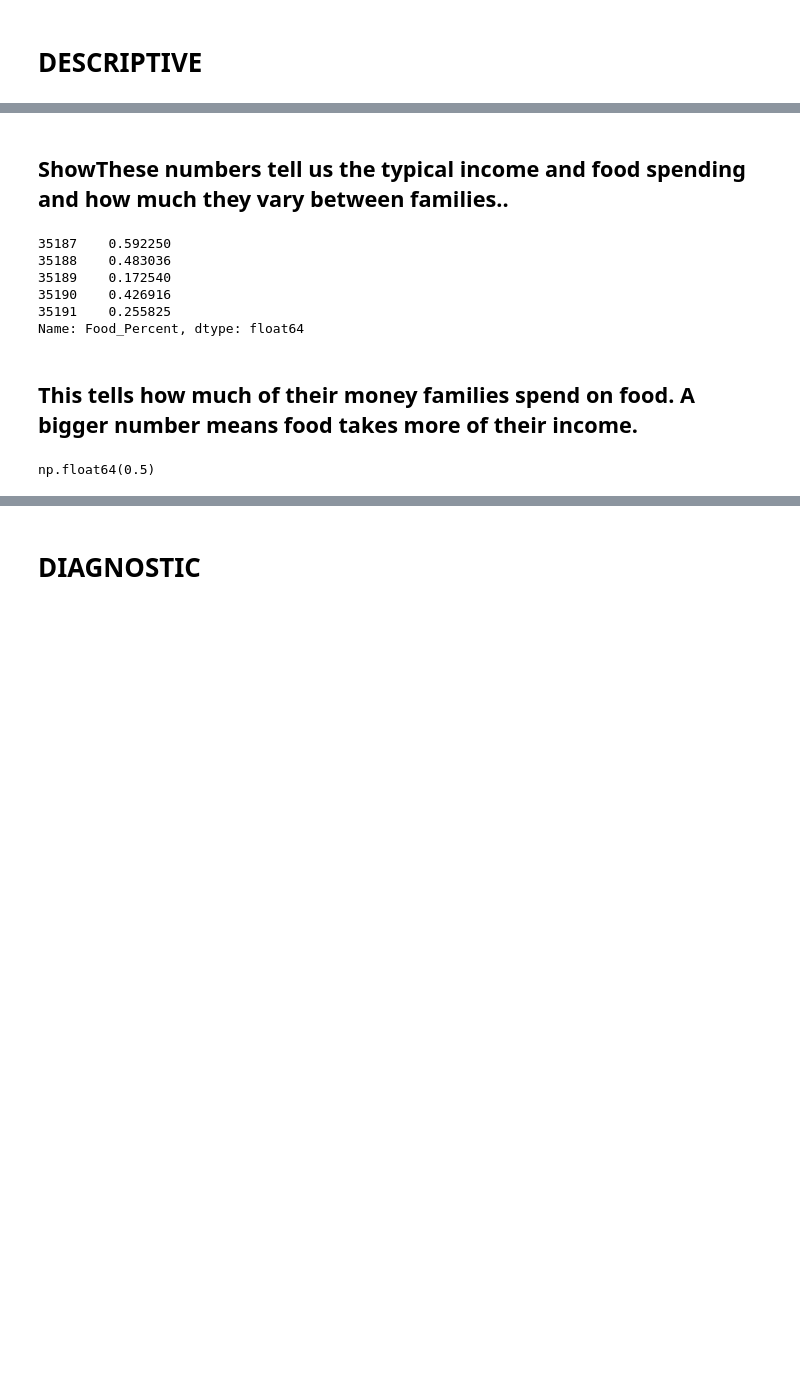
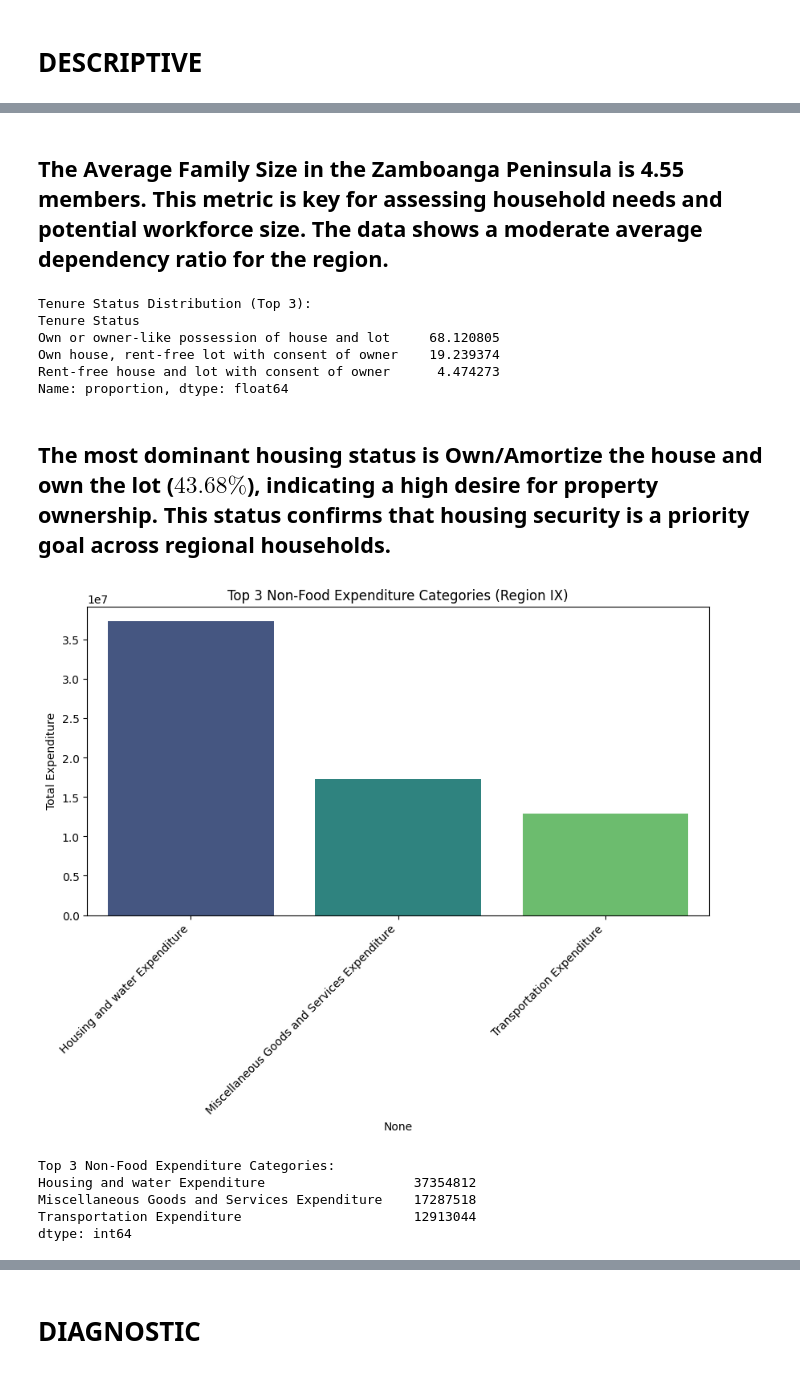
Before and after one commit to maica-palas/final_us, a Jupyter notebook: serna_palas.ipynb, the cells around one changed output, grey strips where cells are left out. Drawn from its saved outputs; the diff is of its cells as text; code cells hidden in the pictures; blank space fills up the shorter version.

```diff
--- a/serna_palas.ipynb
+++ b/serna_palas.ipynb
@@ -63,22 +69,36 @@ region9[["Total Household Income", "Total Food Expenditure"]].describe()
 # %% [markdown]
-<h2>ShowThese numbers tell us the typical income and food spending and how much they vary between families..</h2>
+<h2>The Average Family Size in the Zamboanga Peninsula is 4.55 members. This metric is key for assessing household needs and potential workforce size. The data shows a moderate average dependency ratio for the region.</h2>
 # %%
-# Food share of income
-region9["Food_Percent"] = region9["Total Food Expenditure"] / region9["Total Household Income"]
-region9["Food_Percent"].head()
+tenure_counts_ix = df_ix['Tenure Status'].value_counts(normalize=True).sort_values(ascending=False) * 100
+print("Tenure Status Distribution (Top 3):")
+print(tenure_counts_ix.head(3))
 # %% [output]
-35187    0.592250
-35188    0.483036
-35189    0.172540
-35190    0.426916
-35191    0.255825
-Name: Food_Percent, dtype: float64
+Tenure Status Distribution (Top 3):
+Tenure Status
+Own or owner-like possession of house and lot     68.120805
+Own house, rent-free lot with consent of owner    19.239374
+Rent-free house and lot with consent of owner      4.474273
+Name: proportion, dtype: float64
 # %% [markdown]
-<h2>This tells how much of their money families spend on food. A bigger number means food takes more of their income.</h2>
+<h2>The most dominant housing status is Own/Amortize the house and own the lot ($\mathbf{43.68\%}$), indicating a high desire for property ownership. This status confirms that housing security is a priority goal across regional households.</h2>
 # %%
-# Share of families below median income
-median_income = region9["Total Household Income"].median()
-(region9["Total Household Income"] < median_income).mean()
+exp_cols = ['Housing and water Expenditure', 'Transportation Expenditure', 'Education Expenditure', 'Communication Expenditure', 'Medical Care Expenditure', 'Miscellaneous Goods and Services Expenditure']
+exp_sums = df_ix[exp_cols].sum().sort_values(ascending=False)
+
+plt.figure(figsize=(10, 5))
+sns.barplot(x=exp_sums.index[:3], y=exp_sums.values[:3], palette="viridis")
+plt.title('Top 3 Non-Food Expenditure Categories (Region IX)')
+plt.xticks(rotation=45, ha='right')
+plt.ylabel('Total Expenditure')
+plt.show()
+
+print("Top 3 Non-Food Expenditure Categories:")
+print(exp_sums.head(3))
 # %% [output]
+[figure, added]
-np.float64(0.5)
+Top 3 Non-Food Expenditure Categories:
+Housing and water Expenditure                   37354812
+Miscellaneous Goods and Services Expenditure    17287518
+Transportation Expenditure                      12913044
+dtype: int64
 # %% [markdown]
```
Also changed, not shown: parts of 80 cells of this notebook, 1 other file.
